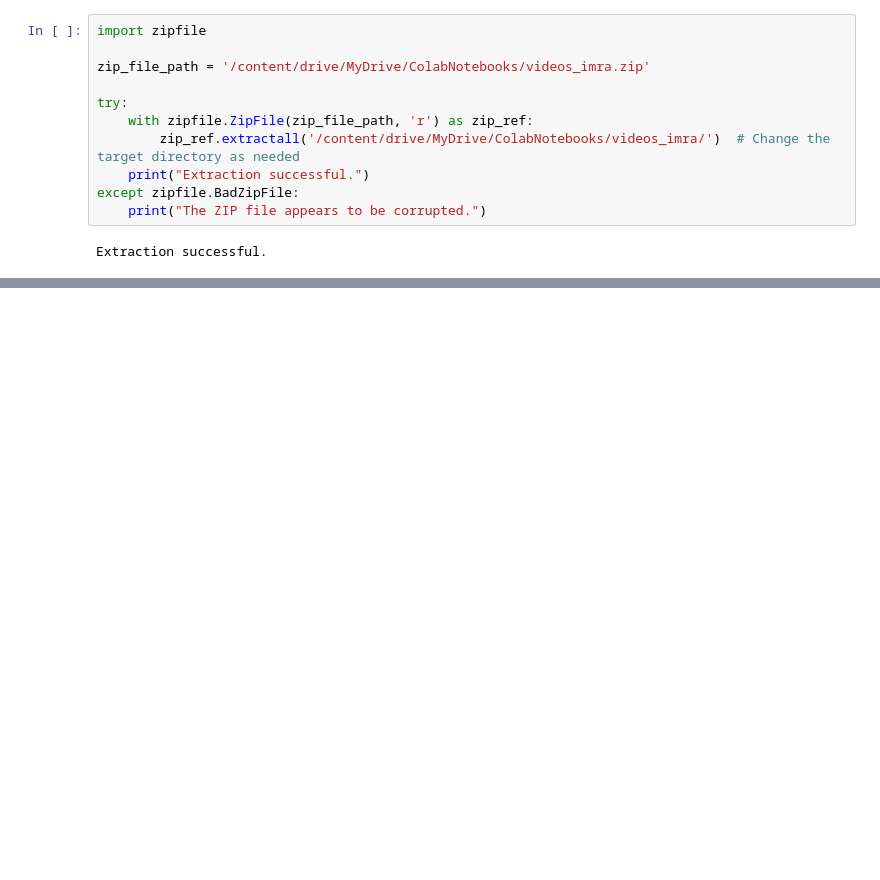
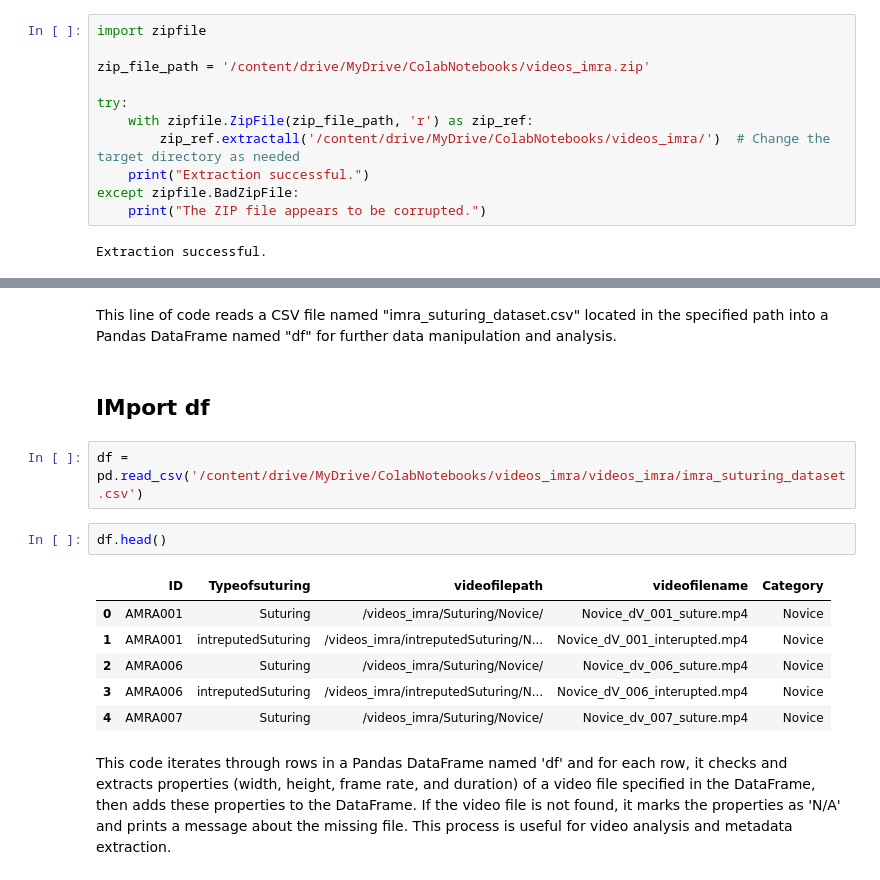
Before and after one commit to srujan-b/Assignment-2-Choose-Your-Own-Analysis, a Jupyter notebook: Validating-Synthetic-Models-as-Surgical-Training-Tools.ipynb, the cells around one changed output, grey strips where cells are left out. Saved outputs shown, nothing was run; the diff lists cells and outputs as text; blank space fills up the shorter version.

```diff
--- a/Validating-Synthetic-Models-as-Surgical-Training-Tools.ipynb
+++ b/Validating-Synthetic-Models-as-Surgical-Training-Tools.ipynb
@@ -45,0 +46,17 @@ Extraction successful.
+# %% [markdown]
+This line of code reads a CSV file named "imra_suturing_dataset.csv" located in the specified path into a Pandas DataFrame named "df" for further data manipulation and analysis.
+# %% [markdown]
+## IMport df
+# %%
+df = pd.read_csv('/content/drive/MyDrive/ColabNotebooks/videos_imra/videos_imra/imra_suturing_dataset.csv')
+# %%
+df.head()
+# %% [output]
+|  | ID | Typeofsuturing | videofilepath | videofilename | Category |
+| 0 | AMRA001 | Suturing | /videos_imra/Suturing/Novice/ | Novice_dV_001_suture.mp4 | Novice |
+| 1 | AMRA001 | intreputedSuturing | /videos_imra/intreputedSuturing/N... | Novice_dV_001_interupted.mp4 | Novice |
+| 2 | AMRA006 | Suturing | /videos_imra/Suturing/Novice/ | Novice_dv_006_suture.mp4 | Novice |
+| 3 | AMRA006 | intreputedSuturing | /videos_imra/intreputedSuturing/N... | Novice_dV_006_interupted.mp4 | Novice |
+| 4 | AMRA007 | Suturing | /videos_imra/Suturing/Novice/ | Novice_dv_007_suture.mp4 | Novice |
+# %% [markdown]
+This code iterates through rows in a Pandas DataFrame named 'df' and for each row, it checks and extracts properties (width, height, frame rate, and duration) of a video file specified in the DataFrame, then adds these properties to the DataFrame. If the video file is not found, it marks the properties as 'N/A' and prints a message about the missing file. This process is useful for video analysis and metadata extraction.
```
Also changed, not shown: parts of 25 cells of this notebook.
